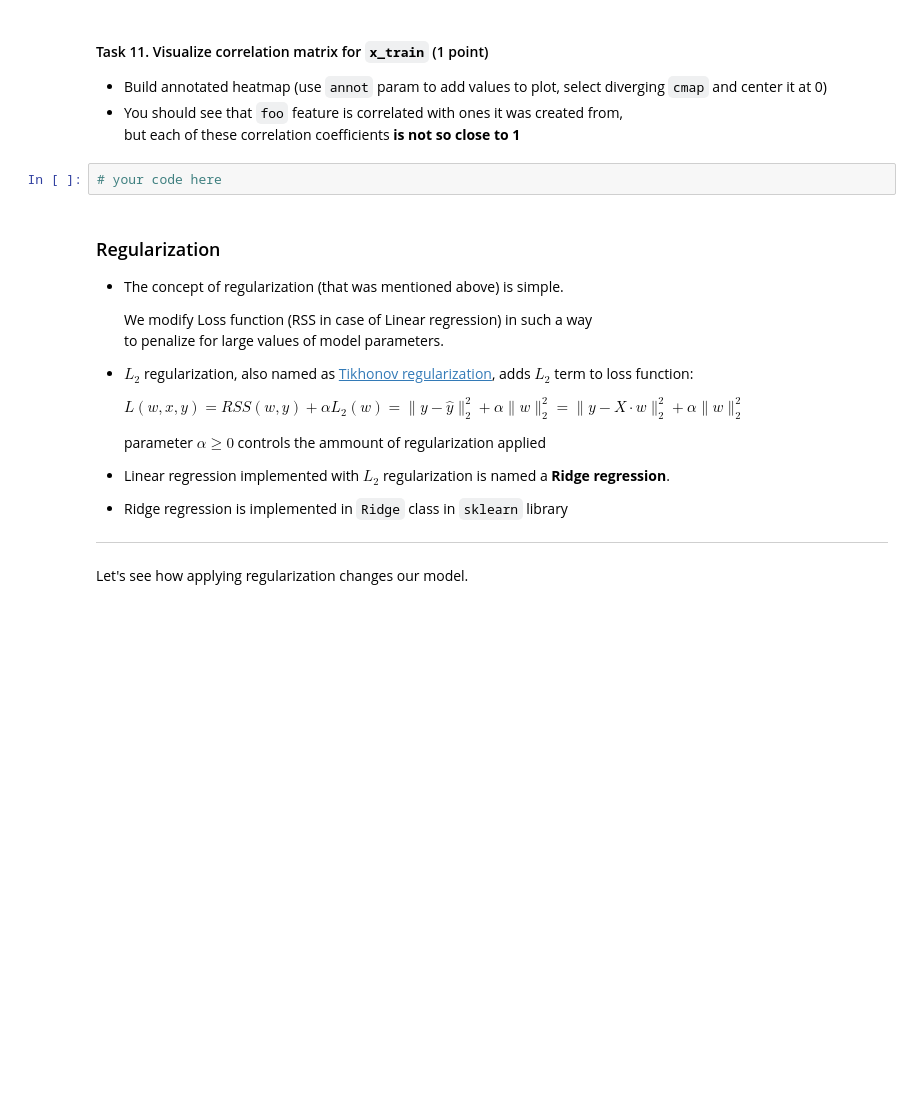
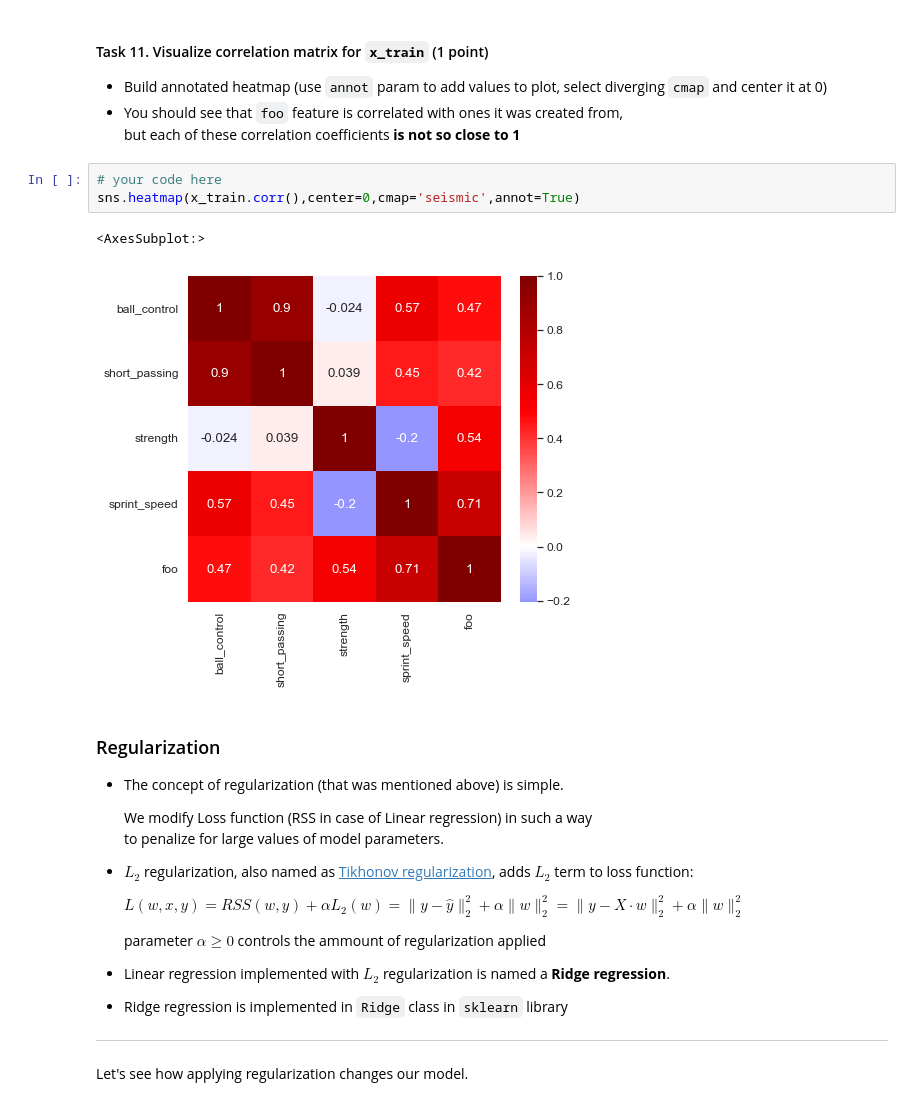
Before and after one commit to LaSegadora/rsschool_3_linear_regression, a Jupyter notebook: linear_regression.ipynb, the cells around one changed output. Drawn from its saved outputs; the diff is of its cells as text; blank space fills up the shorter version.

```diff
--- a/linear_regression.ipynb
+++ b/linear_regression.ipynb
@@ -1395,6 +1477,10 @@ l2_norm(model.coef_)
   but each of these correlation coefficients **is not so close to 1**
 # %%
 # your code here
+sns.heatmap(x_train.corr(),center=0,cmap='seismic',annot=True)
+# %% [output]
+<AxesSubplot:>
+[figure, added]
 # %% [markdown]
 ### Regularization
 
```
Also changed, not shown: parts of 25 cells of this notebook.
